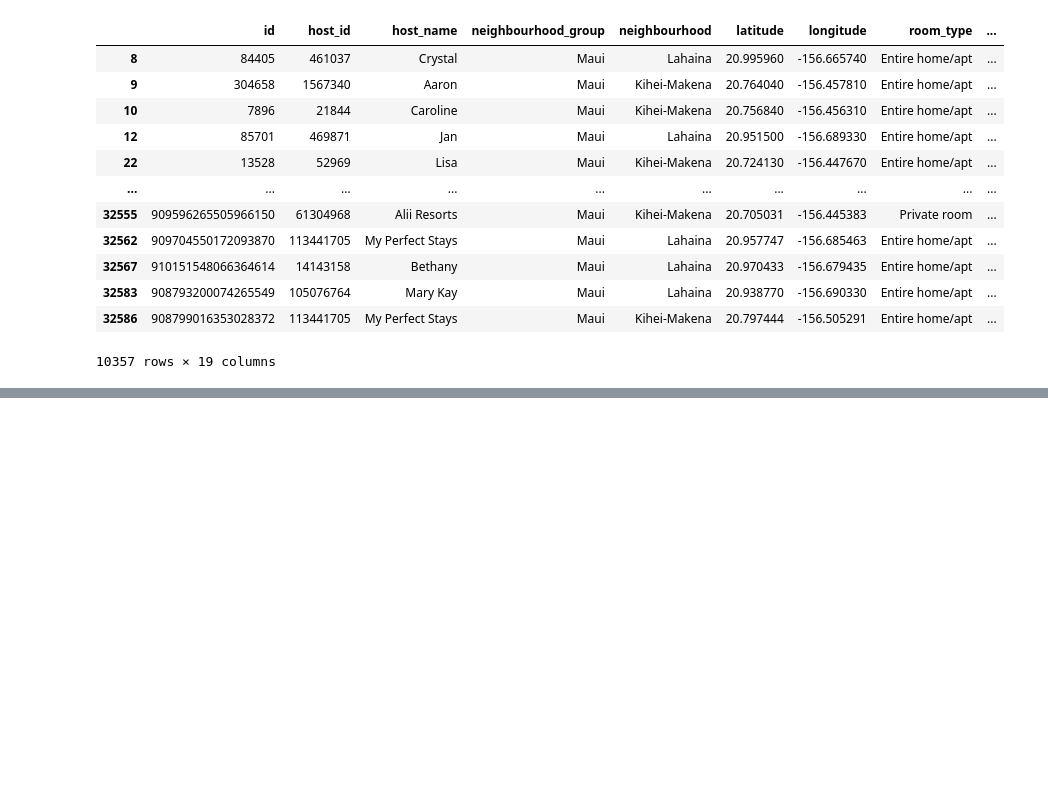
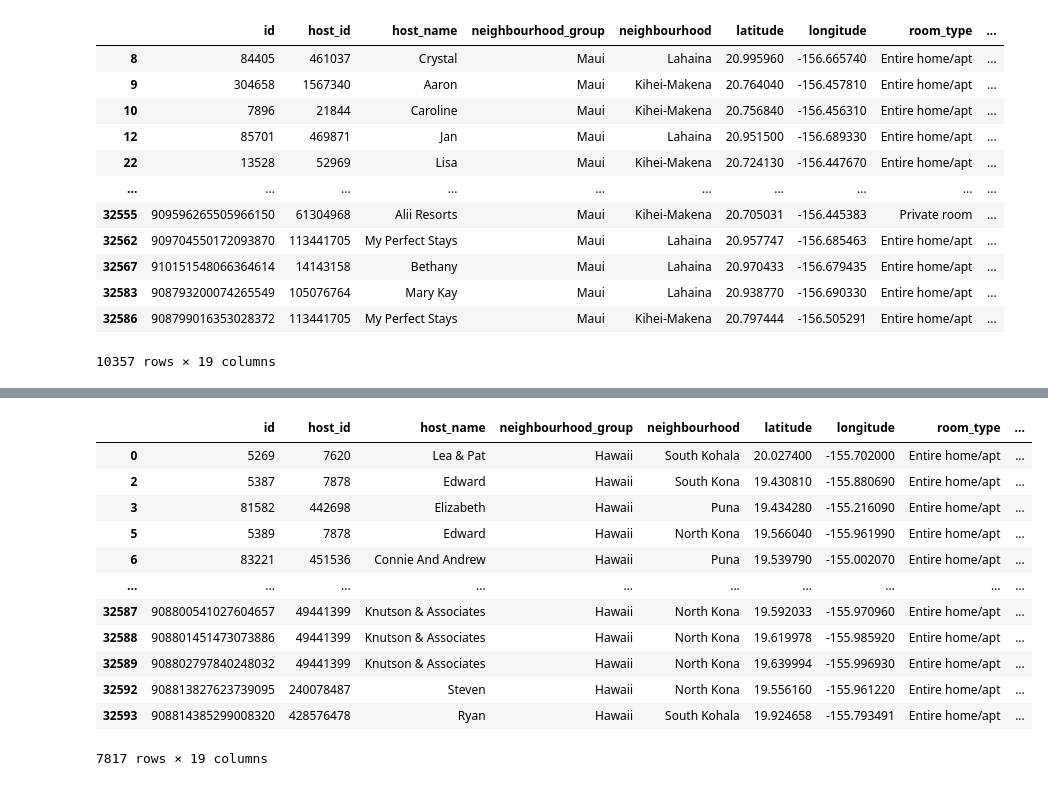
Before and after one commit to Jack-Merrett/hawaii_airbnb, a Jupyter notebook: notebooks/airbnb-notebook.ipynb, the cells around one changed output, grey strips where cells are left out. Drawn from its saved outputs; the diff is of its cells as text; code cells hidden in the pictures; blank space fills up the shorter version.

```diff
--- a/notebooks/airbnb-notebook.ipynb
+++ b/notebooks/airbnb-notebook.ipynb
@@ -334,0 +351,16 @@ Kauai_df.to_csv('kauai_dataset.csv',index=False)
+# %%
+Hawaii_df
+# %% [output]
+|  | id | host_id | host_name | neighbourhood_group | neighbourhood | latitude | longitude | room_type | ... |
+| 0 | 5269 | 7620 | Lea & Pat | Hawaii | South Kohala | 20.027400 | -155.702000 | Entire home/apt | ... |
+| 2 | 5387 | 7878 | Edward | Hawaii | South Kona | 19.430810 | -155.880690 | Entire home/apt | ... |
+| 3 | 81582 | 442698 | Elizabeth | Hawaii | Puna | 19.434280 | -155.216090 | Entire home/apt | ... |
+| 5 | 5389 | 7878 | Edward | Hawaii | North Kona | 19.566040 | -155.961990 | Entire home/apt | ... |
+| 6 | 83221 | 451536 | Connie And Andrew | Hawaii | Puna | 19.539790 | -155.002070 | Entire home/apt | ... |
+| ... | ... | ... | ... | ... | ... | ... | ... | ... | ... |
+| 32587 | 908800541027604657 | 49441399 | Knutson & Associates | Hawaii | North Kona | 19.592033 | -155.970960 | Entire home/apt | ... |
+| 32588 | 908801451473073886 | 49441399 | Knutson & Associates | Hawaii | North Kona | 19.619978 | -155.985920 | Entire home/apt | ... |
+| 32589 | 908802797840248032 | 49441399 | Knutson & Associates | Hawaii | North Kona | 19.639994 | -155.996930 | Entire home/apt | ... |
+| 32592 | 908813827623739095 | 240078487 | Steven | Hawaii | North Kona | 19.556160 | -155.961220 | Entire home/apt | ... |
+| 32593 | 908814385299008320 | 428576478 | Ryan | Hawaii | South Kohala | 19.924658 | -155.793491 | Entire home/apt | ... |
+7817 rows × 19 columns
```
Also changed, not shown: parts of 2 cells of this notebook.
